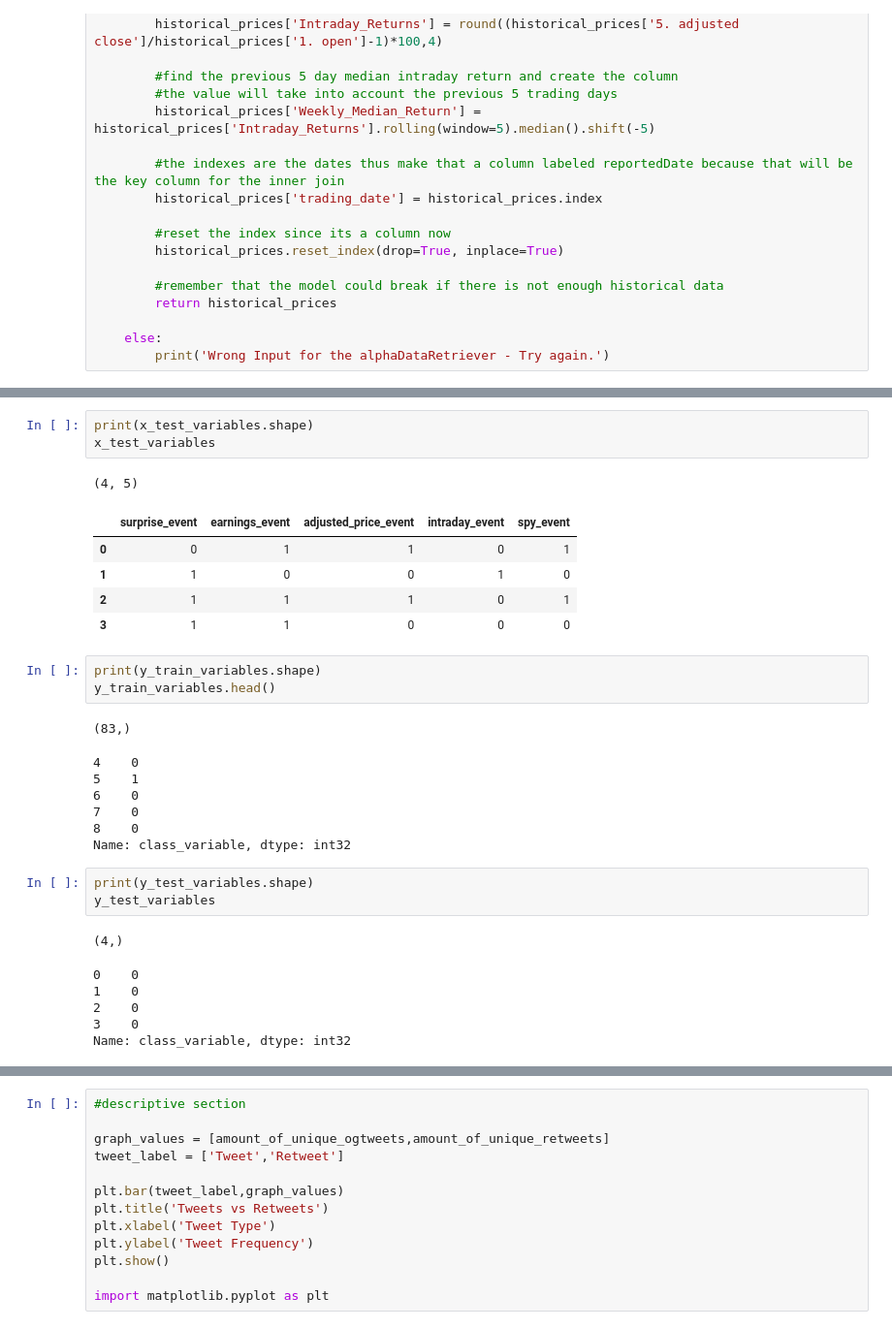
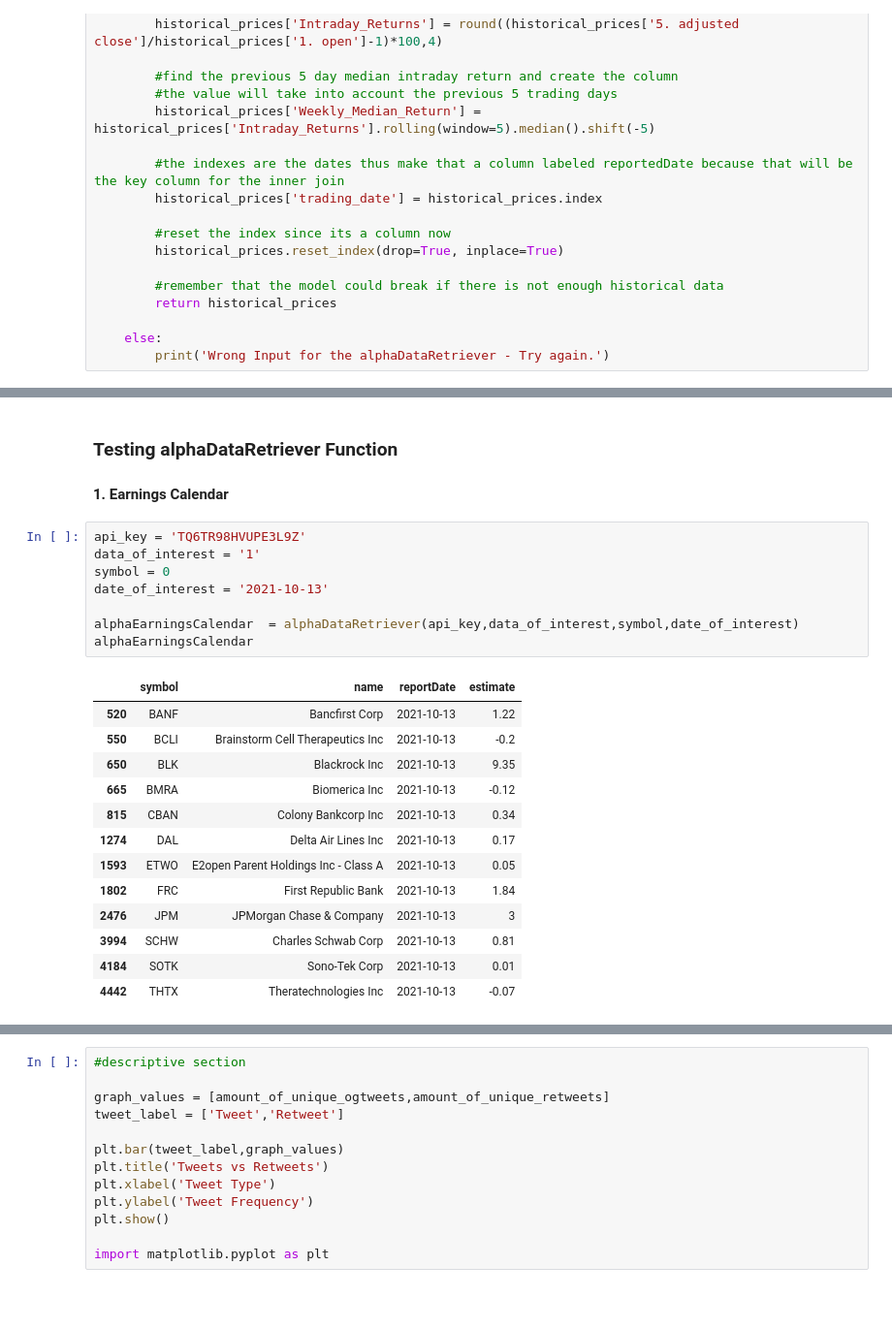
Before and after one commit to danielramirezjr1998/Data_Science_Projects, a Jupyter notebook: Naive Bayes Classifier/Naive Bayes in Finance.ipynb, the cells around one changed output, grey strips where cells are left out. Shown at 97% size. Saved outputs shown, nothing was run; the diff lists cells and outputs as text; blank space fills up the shorter version.

```diff
--- a/Naive Bayes Classifier/Naive Bayes in Finance.ipynb
+++ b/Naive Bayes Classifier/Naive Bayes in Finance.ipynb
@@ -1013,31 +171,27 @@ x_train_variables.head()
-# %%
-print(x_test_variables.shape)
-x_test_variables
-# %% [output]
-(4, 5)
-|  | surprise_event | earnings_event | adjusted_price_event | intraday_event | spy_event |
-| 0 | 0 | 1 | 1 | 0 | 1 |
-| 1 | 1 | 0 | 0 | 1 | 0 |
-| 2 | 1 | 1 | 1 | 0 | 1 |
-| 3 | 1 | 1 | 0 | 0 | 0 |
-# %%
-print(y_train_variables.shape)
-y_train_variables.head()
-# %% [output]
-(83,)
-4    0
-5    1
-6    0
-7    0
-8    0
-Name: class_variable, dtype: int32
-# %%
-print(y_test_variables.shape)
-y_test_variables
-# %% [output]
-(4,)
-0    0
-1    0
-2    0
-3    0
-Name: class_variable, dtype: int32
+# %% [markdown]
+### Testing alphaDataRetriever Function
+
+
+#### 1. Earnings Calendar
+# %%
+api_key = 'TQ6TR98HVUPE3L9Z'
+data_of_interest = '1'
+symbol = 0
+date_of_interest = '2021-10-13'
+
+alphaEarningsCalendar  = alphaDataRetriever(api_key,data_of_interest,symbol,date_of_interest)
+alphaEarningsCalendar
+# %% [output]
+|  | symbol | name | reportDate | estimate |
+| 520 | BANF | Bancfirst Corp | 2021-10-13 | 1.22 |
+| 550 | BCLI | Brainstorm Cell Therapeutics Inc | 2021-10-13 | -0.2 |
+| 650 | BLK | Blackrock Inc | 2021-10-13 | 9.35 |
+| 665 | BMRA | Biomerica Inc | 2021-10-13 | -0.12 |
+| 815 | CBAN | Colony Bankcorp Inc | 2021-10-13 | 0.34 |
+| 1274 | DAL | Delta Air Lines Inc | 2021-10-13 | 0.17 |
+| 1593 | ETWO | E2open Parent Holdings Inc - Class A | 2021-10-13 | 0.05 |
+| 1802 | FRC | First Republic Bank | 2021-10-13 | 1.84 |
+| 2476 | JPM | JPMorgan Chase & Company | 2021-10-13 | 3 |
+| 3994 | SCHW | Charles Schwab Corp | 2021-10-13 | 0.81 |
+| 4184 | SOTK | Sono-Tek Corp | 2021-10-13 | 0.01 |
+| 4442 | THTX | Theratechnologies Inc | 2021-10-13 | -0.07 |
```
Also changed, not shown: parts of 49 cells of this notebook.
